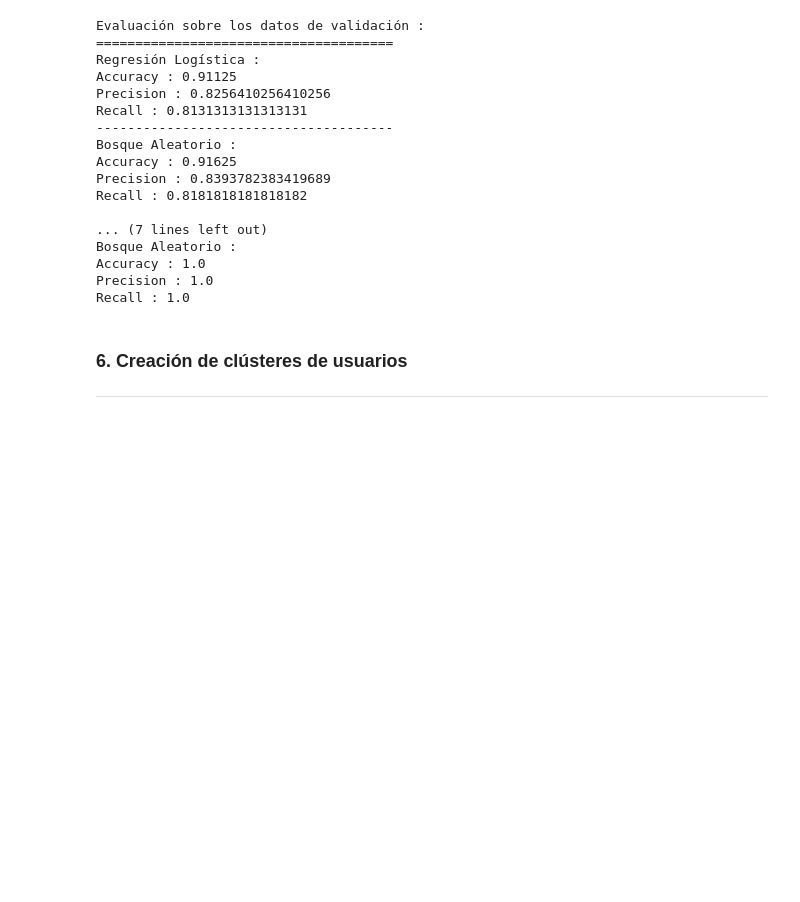
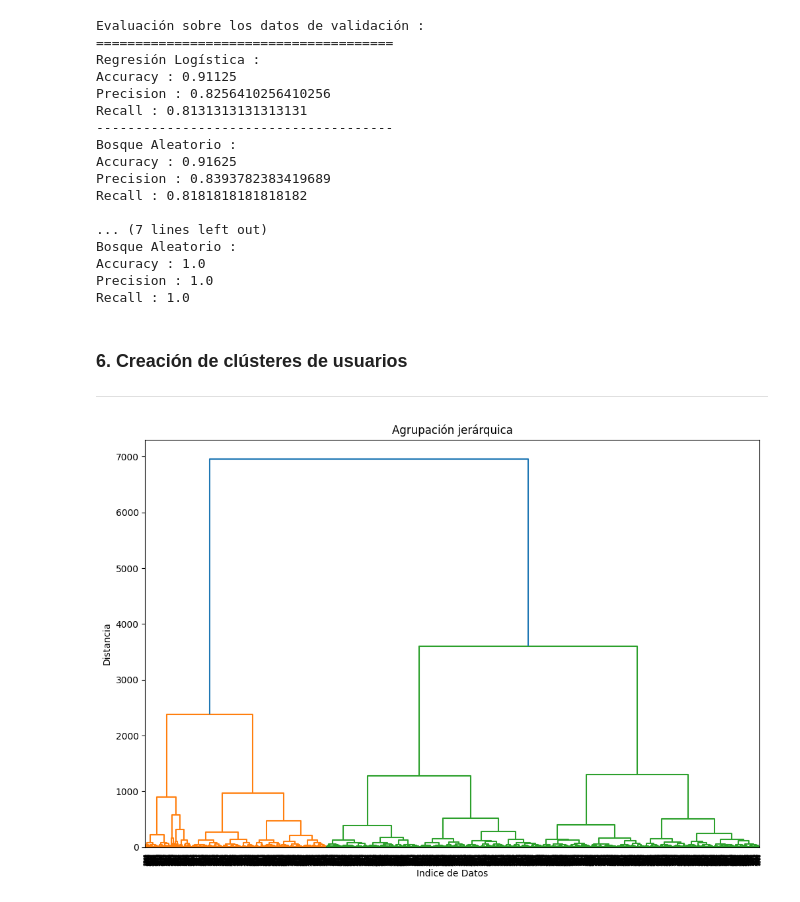
Before and after one commit to CECILIAM14/PROYECTO-13, a Jupyter notebook: PROYECTO 13/Notebook.ipynb, the cells around one changed output. Drawn from its saved outputs; the diff is of its cells as text; code cells hidden in the pictures; blank space fills up the shorter version.

```diff
--- a/PROYECTO 13/Notebook.ipynb
+++ b/PROYECTO 13/Notebook.ipynb
@@ -415,4 +416,23 @@ Recall : 1.0
 # %% [markdown]
 ### 6. Creación de clústeres de usuarios
 ---
+# %%
+#Deficinición de variable de las características
+features = gym_df.drop('Churn', axis = 1)
+
+#Estandarización
+scaler = StandardScaler()
+features_scaled = scaler.fit_transform(features)
+
+linked = linkage(features, method = 'ward')
+
+#Creación de dendograma
+plt.figure(figsize=(12, 8))
+dendrogram(linked, orientation='top')
+plt.title('Agrupación jerárquica')
+plt.xlabel('Indice de Datos')
+plt.ylabel('Distancia')
+plt.show()
+# %% [output]
+[figure, added]
 # %%
```
Also changed, not shown: parts of 9 cells of this notebook.
